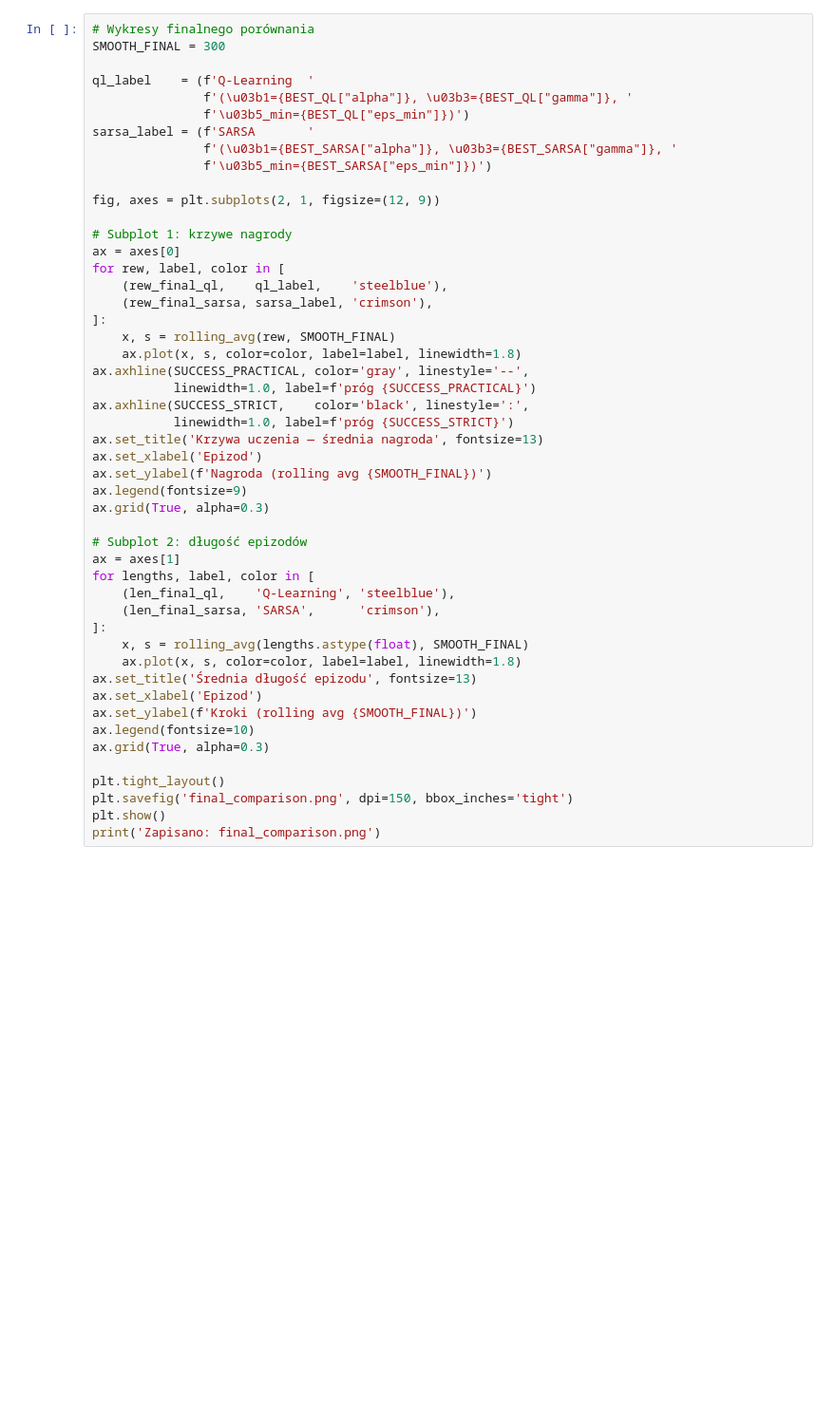
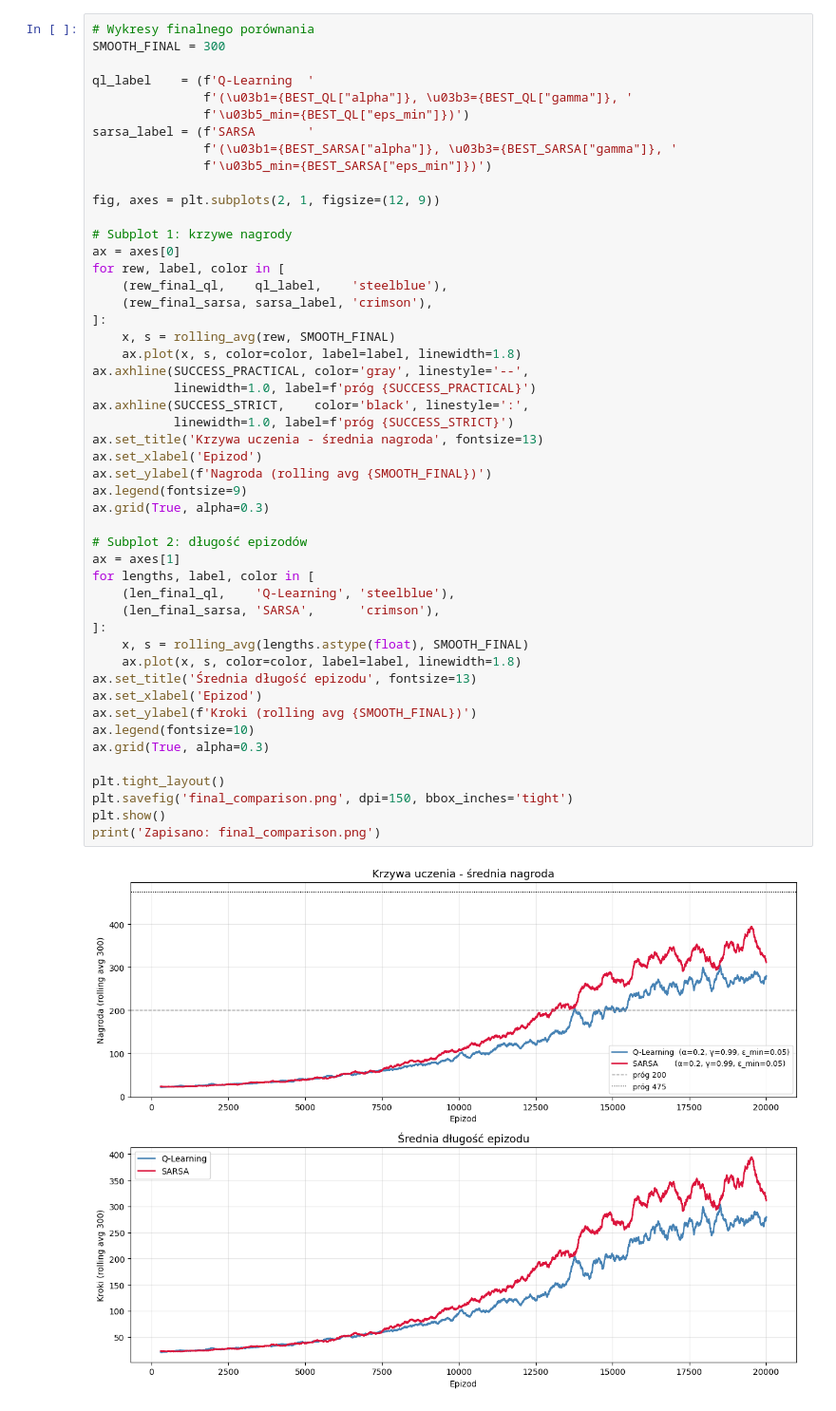
Before and after one commit to PJ-AGH-Organization/InteligencjaObliczeniowa, a Jupyter notebook: Project3_Gymnasium/6_and_8_points_continuous_space/cartpole_continuous.ipynb, the cells around one changed output. Shown at 95% size. Drawn from its saved outputs; the diff is of its cells as text; blank space fills up the shorter version.

```diff
--- a/Project3_Gymnasium/6_and_8_points_continuous_space/cartpole_continuous.ipynb
+++ b/Project3_Gymnasium/6_and_8_points_continuous_space/cartpole_continuous.ipynb
@@ -543,31 +648,33 @@ for rew, label, color in [
 ]:
     x, s = rolling_avg(rew, SMOOTH_FINAL)
     ax.plot(x, s, color=color, label=label, linewidth=1.8)
 ax.axhline(SUCCESS_PRACTICAL, color='gray', linestyle='--',
            linewidth=1.0, label=f'próg {SUCCESS_PRACTICAL}')
 ax.axhline(SUCCESS_STRICT,    color='black', linestyle=':',
            linewidth=1.0, label=f'próg {SUCCESS_STRICT}')
-ax.set_title('Krzywa uczenia — średnia nagroda', fontsize=13)
+ax.set_title('Krzywa uczenia - średnia nagroda', fontsize=13)
 ax.set_xlabel('Epizod')
 ax.set_ylabel(f'Nagroda (rolling avg {SMOOTH_FINAL})')
 ax.legend(fontsize=9)
 ax.grid(True, alpha=0.3)
 
 # Subplot 2: długość epizodów
 ax = axes[1]
 for lengths, label, color in [
     (len_final_ql,    'Q-Learning', 'steelblue'),
     (len_final_sarsa, 'SARSA',      'crimson'),
 ]:
     x, s = rolling_avg(lengths.astype(float), SMOOTH_FINAL)
     ax.plot(x, s, color=color, label=label, linewidth=1.8)
 ax.set_title('Średnia długość epizodu', fontsize=13)
 ax.set_xlabel('Epizod')
 ax.set_ylabel(f'Kroki (rolling avg {SMOOTH_FINAL})')
 ax.legend(fontsize=10)
 ax.grid(True, alpha=0.3)
 
 plt.tight_layout()
 plt.savefig('final_comparison.png', dpi=150, bbox_inches='tight')
 plt.show()
 print('Zapisano: final_comparison.png')
+# %% [output]
+[figure, added]
```
Also changed, not shown: parts of 21 cells of this notebook, 6 other files.
